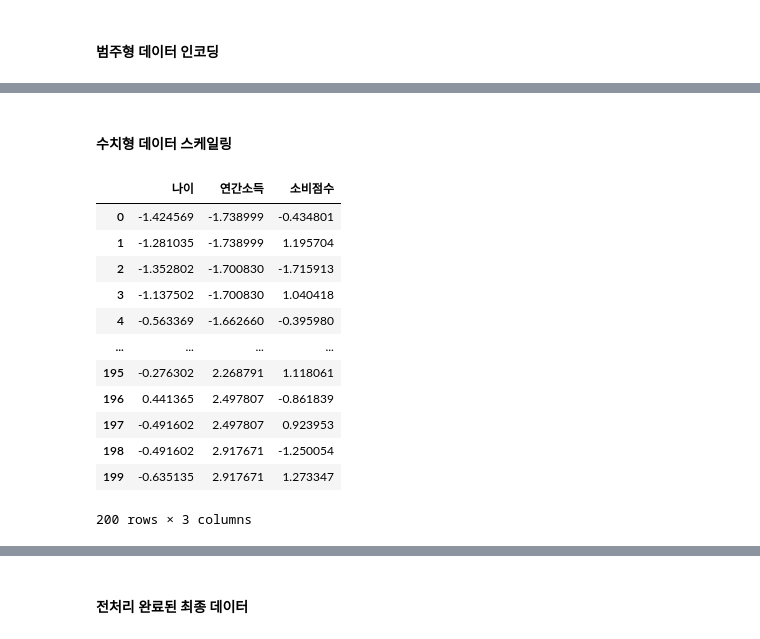
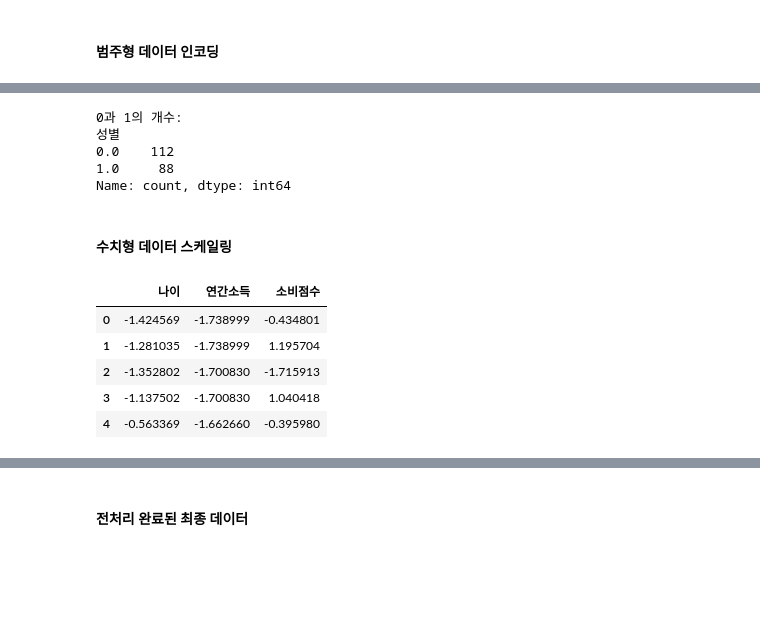
Before and after one commit to jimmynkim/MS_MachineLearning, a Jupyter notebook: 08_군집화_고객세그먼테이션/08_군집화_고객세그먼테이션_2.클러스터링_실습.ipynb, the cells around one changed output, grey strips where cells are left out. Saved outputs shown, nothing was run; the diff lists cells and outputs as text; code cells hidden in the pictures; blank space fills up the shorter version.

```diff
--- a/08_군집화_고객세그먼테이션/08_군집화_고객세그먼테이션_2.클러스터링_실습.ipynb
+++ b/08_군집화_고객세그먼테이션/08_군집화_고객세그먼테이션_2.클러스터링_실습.ipynb
@@ -18,7 +18,7 @@ import koreanize_matplotlib
     - 연간소득 : 천달러
     - 소비점수 : 1~100점
 # %%
-df = pd.read_csv("data/쇼핑몰고객군집화.csv")
+df = pd.read_csv("C:/Users/EL087/Desktop/MS_MachineLearning/data/쇼핑몰고객군집화.csv")
 df.head()
 # %% [output]
 |  | 고객ID | 성별 | 나이 | 연간소득 | 소비점수 |
@@ -45,0 +34,3 @@ df.head()
+# %%
+X = df.drop(['고객ID'], axis=1) # 고객 열 제거
+X.head()
@@ -46,2 +44,8 @@ df.head()
+# %%
+# ---------------------------------
+# 데이터 유형 구분 - 범주형/수치형
+# ---------------------------------
+cat_cols = X.select_dtypes(include='object').columns # 범주형 컬럼
+num_cols = X.select_dtypes(include='number').columns # 수치형 컬럼
 # %% [markdown]
 #### 범주형 데이터 인코딩
@@ -74,28 +90,44 @@ df.head()
+# %%
+# 전처리가 잘 되었는지 확인 (성별이 모두 0, 1)
+
+# 1. 인코딩된 단일 컬럼을 선택
+encoded_column = X_encoded.iloc[:, 0] # 첫 번째 (이자 유일한) 컬럼 선택
+
+# 2. value_counts()를 사용하여 0과 1의 개수 확인
+counts = encoded_column.value_counts()
+
+# 3. 결과 출력
+print("0과 1의 개수:")
+print(counts)
+# %% [output]
+0과 1의 개수:
+성별
+0.0    112
+1.0     88
+Name: count, dtype: int64
 # %% [markdown]
 #### 수치형 데이터 스케일링
 # %%
 # -----------------
 # 스케일러 생성
 # -----------------
+from sklearn.preprocessing import StandardScaler
+scaler = StandardScaler()
 
 # -----------------
 # 스케일링
 # -----------------
+X_scaled = scaler.fit_transform(X[num_cols])
 
 # -----------------
 # 스케일 된 데이터를 데이터프레임 형태로 만들기
 # -----------------
+X_scaled = pd.DataFrame(X_scaled, columns=num_cols)
+X_scaled.head()
 # %% [output]
 |  | 나이 | 연간소득 | 소비점수 |
 | 0 | -1.424569 | -1.738999 | -0.434801 |
 | 1 | -1.281035 | -1.738999 | 1.195704 |
 | 2 | -1.352802 | -1.700830 | -1.715913 |
 | 3 | -1.137502 | -1.700830 | 1.040418 |
 | 4 | -0.563369 | -1.662660 | -0.395980 |
-| ... | ... | ... | ... |
-| 195 | -0.276302 | 2.268791 | 1.118061 |
-| 196 | 0.441365 | 2.497807 | -0.861839 |
-| 197 | -0.491602 | 2.497807 | 0.923953 |
-| 198 | -0.491602 | 2.917671 | -1.250054 |
-| 199 | -0.635135 | 2.917671 | 1.273347 |
-200 rows × 3 columns
```
Also changed, not shown: parts of 68 cells of this notebook, 1 other file.
